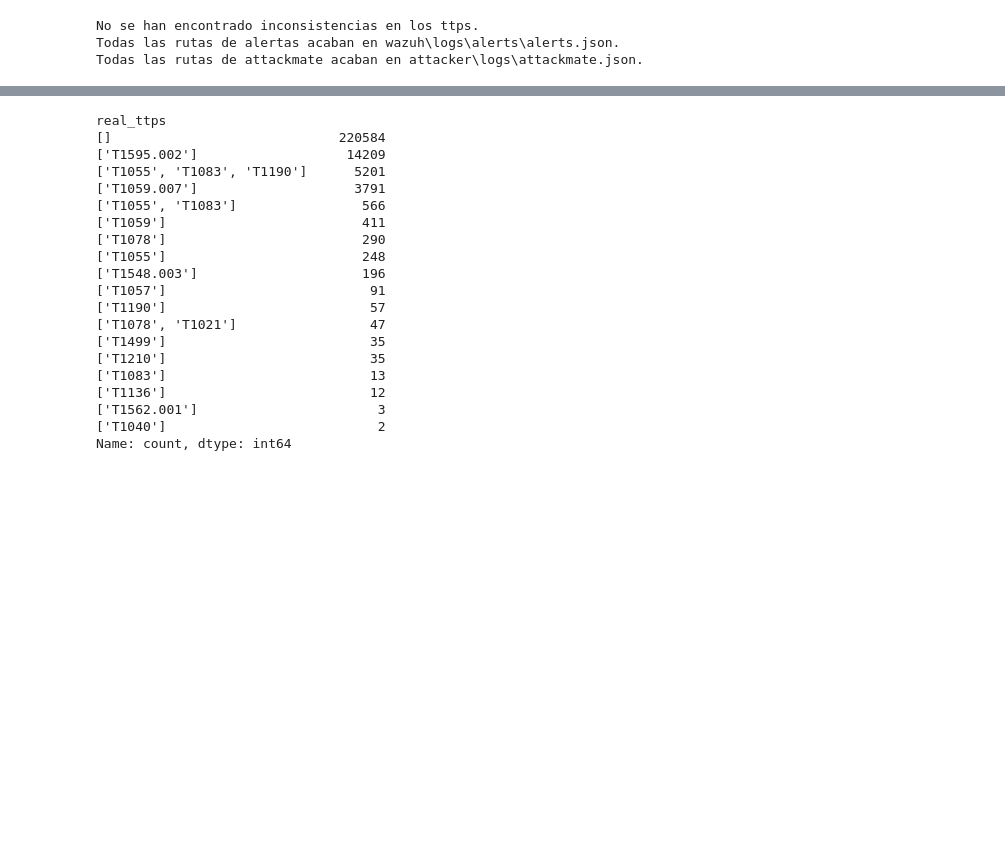
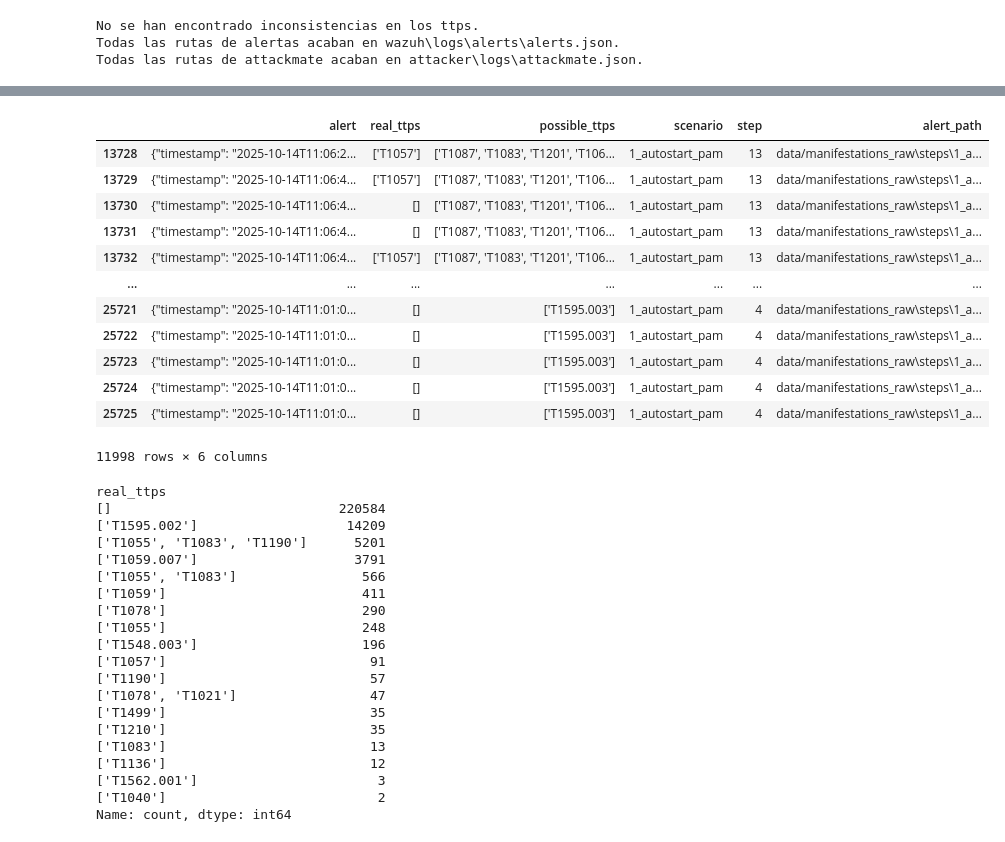
Before and after one commit to omarinfl/alert_correlation, a Jupyter notebook: extraction.ipynb, the cells around one changed output, grey strips where cells are left out. Saved outputs shown, nothing was run; the diff lists cells and outputs as text; code cells hidden in the pictures; blank space fills up the shorter version.

```diff
--- a/extraction.ipynb
+++ b/extraction.ipynb
@@ -159,4 +153,20 @@ df[df['step_dir'].str.contains('1_autostart_localaccount')]
 13728 rows × 6 columns
+# %%
+df[df['scenario'] == '1_autostart_pam']
+# %% [output]
+|  | alert | real_ttps | possible_ttps | scenario | step | alert_path |
+| 13728 | {"timestamp": "2025-10-14T11:06:2... | ['T1057'] | ['T1087', 'T1083', 'T1201', 'T106... | 1_autostart_pam | 13 | data/manifestations_raw\steps\1_a... |
+| 13729 | {"timestamp": "2025-10-14T11:06:4... | ['T1057'] | ['T1087', 'T1083', 'T1201', 'T106... | 1_autostart_pam | 13 | data/manifestations_raw\steps\1_a... |
+| 13730 | {"timestamp": "2025-10-14T11:06:4... | [] | ['T1087', 'T1083', 'T1201', 'T106... | 1_autostart_pam | 13 | data/manifestations_raw\steps\1_a... |
+| 13731 | {"timestamp": "2025-10-14T11:06:4... | [] | ['T1087', 'T1083', 'T1201', 'T106... | 1_autostart_pam | 13 | data/manifestations_raw\steps\1_a... |
+| 13732 | {"timestamp": "2025-10-14T11:06:4... | ['T1057'] | ['T1087', 'T1083', 'T1201', 'T106... | 1_autostart_pam | 13 | data/manifestations_raw\steps\1_a... |
+| ... | ... | ... | ... | ... | ... | ... |
+| 25721 | {"timestamp": "2025-10-14T11:01:0... | [] | ['T1595.003'] | 1_autostart_pam | 4 | data/manifestations_raw\steps\1_a... |
+| 25722 | {"timestamp": "2025-10-14T11:01:0... | [] | ['T1595.003'] | 1_autostart_pam | 4 | data/manifestations_raw\steps\1_a... |
+| 25723 | {"timestamp": "2025-10-14T11:01:0... | [] | ['T1595.003'] | 1_autostart_pam | 4 | data/manifestations_raw\steps\1_a... |
+| 25724 | {"timestamp": "2025-10-14T11:01:0... | [] | ['T1595.003'] | 1_autostart_pam | 4 | data/manifestations_raw\steps\1_a... |
+| 25725 | {"timestamp": "2025-10-14T11:01:0... | [] | ['T1595.003'] | 1_autostart_pam | 4 | data/manifestations_raw\steps\1_a... |
+11998 rows × 6 columns
 # %%
 df['real_ttps'].value_counts()
 # %% [output]
```
Also changed, not shown: parts of 13 cells of this notebook, 5 other files.
